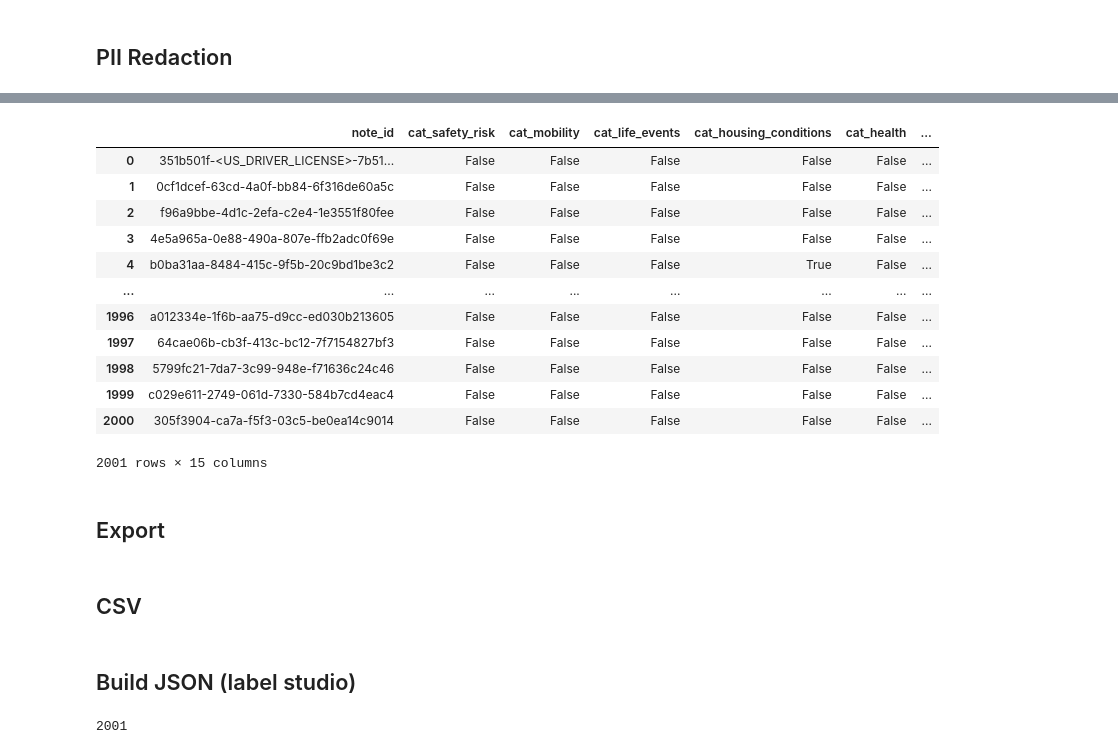
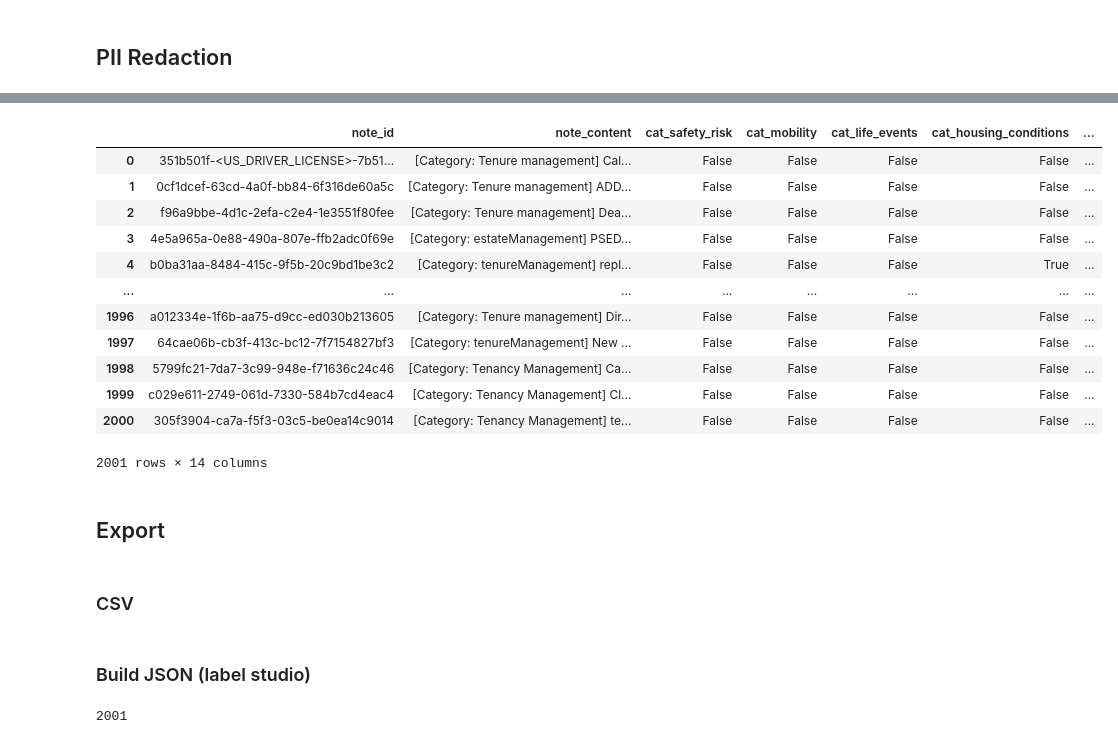
Before and after one commit to notatiyyah/CS3D6-Code, a Jupyter notebook: prep-traning-data.ipynb, the cells around one changed output, grey strips where cells are left out. Cells and saved outputs as stored; diff of their text form; code cells hidden in the pictures.

Commit message:
Add presidio PII redaction; pre-annotate entities, detect & replace acronyms

```diff
--- a/prep-traning-data.ipynb
+++ b/prep-traning-data.ipynb
@@ -304,11 +359,16 @@ df_dict = unredacted_df.to_dict(orient="list")
 # %%
+# Set up engines
+fake = Faker('en-GB')
 analyzer = AnalyzerEngine()
 batch_analyzer = BatchAnalyzerEngine(analyzer_engine=analyzer)
 batch_anonymizer = BatchAnonymizerEngine()
+
+# Replace names with fake names
+def fake_name(x):
+    return fake.name()
+operators = {
+    "PERSON": OperatorConfig("custom", {"lambda": fake_name})
+}
 # %%
-keys_to_skip = ["note_id","note_category","cat_safety_risk","cat_mobility","cat_life_events","cat_housing_conditions","cat_health","cat_financial","cat_disability","cat_communication","cat_care","cat_addiction","cat_adaptation"]
-# Skip all keys except 'note_content'. note_content is the only one with sensitive information.
-
-analyzer_results = batch_analyzer.analyze_dict(df_dict, language="en")
-analyzer_results = list(analyzer_results)
-analyzer_results
+# content column to dict (presidio expects dictionary)
+text_dict = {"note_content": final_sample['note_content'].tolist()}
@@ -330,23 +375,35 @@ analyzer_results
+# %%
+# Analyze (Find Entities)
+analyzer_results = batch_analyzer.analyze_dict(text_dict, language="en")
+# %%
+# Anonymise (replace names with fake, other PII with tags)
+anonymizer_results = batch_anonymizer.anonymize_dict(
+    analyzer_results,
+    operators=operators
+)
 # %%
-anonymizer_results = batch_anonymizer.anonymize_dict(analyzer_results)
-output_df = pd.DataFrame(anonymizer_results)
-output_df
+# Combine back into df with the original columns
+
+scrubbed_text_series = pd.Series(anonymizer_results['note_content'], name='note_content')
+scrubbed_df = final_sample.drop(columns=['note_content']).join(scrubbed_text_series)
+
+scrubbed_df
 # %% [output]
-|  | note_id | cat_safety_risk | cat_mobility | cat_life_events | cat_housing_conditions | cat_health | ... |
-| 0 | 351b501f-<US_DRIVER_LICENSE>-7b51... | False | False | False | False | False | ... |
-| 1 | 0cf1dcef-63cd-4a0f-bb84-6f316de60a5c | False | False | False | False | False | ... |
-| 2 | f96a9bbe-4d1c-2efa-c2e4-1e3551f80fee | False | False | False | False | False | ... |
-| 3 | 4e5a965a-0e88-490a-807e-ffb2adc0f69e | False | False | False | False | False | ... |
-| 4 | b0ba31aa-8484-415c-9f5b-20c9bd1be3c2 | False | False | False | True | False | ... |
+|  | note_id | note_content | cat_safety_risk | cat_mobility | cat_life_events | cat_housing_conditions | ... |
+| 0 | 351b501f-<US_DRIVER_LICENSE>-7b51... | [Category: Tenure management] Cal... | False | False | False | False | ... |
+| 1 | 0cf1dcef-63cd-4a0f-bb84-6f316de60a5c | [Category: Tenure management] ADD... | False | False | False | False | ... |
+| 2 | f96a9bbe-4d1c-2efa-c2e4-1e3551f80fee | [Category: Tenure management] Dea... | False | False | False | False | ... |
+| 3 | 4e5a965a-0e88-490a-807e-ffb2adc0f69e | [Category: estateManagement] PSED... | False | False | False | False | ... |
+| 4 | b0ba31aa-8484-415c-9f5b-20c9bd1be3c2 | [Category: tenureManagement] repl... | False | False | False | True | ... |
 | ... | ... | ... | ... | ... | ... | ... | ... |
-| 1996 | a012334e-1f6b-aa75-d9cc-ed030b213605 | False | False | False | False | False | ... |
-| 1997 | 64cae06b-cb3f-413c-bc12-7f7154827bf3 | False | False | False | False | False | ... |
-| 1998 | 5799fc21-7da7-3c99-948e-f71636c24c46 | False | False | False | False | False | ... |
-| 1999 | c029e611-2749-061d-7330-584b7cd4eac4 | False | False | False | False | False | ... |
-| 2000 | 305f3904-ca7a-f5f3-03c5-be0ea14c9014 | False | False | False | False | False | ... |
+| 1996 | a012334e-1f6b-aa75-d9cc-ed030b213605 | [Category: Tenure management] Dir... | False | False | False | False | ... |
+| 1997 | 64cae06b-cb3f-413c-bc12-7f7154827bf3 | [Category: tenureManagement] New ... | False | False | False | False | ... |
+| 1998 | 5799fc21-7da7-3c99-948e-f71636c24c46 | [Category: Tenancy Management] Ca... | False | False | False | False | ... |
+| 1999 | c029e611-2749-061d-7330-584b7cd4eac4 | [Category: Tenancy Management] Cl... | False | False | False | False | ... |
+| 2000 | 305f3904-ca7a-f5f3-03c5-be0ea14c9014 | [Category: Tenancy Management] te... | False | False | False | False | ... |
-2001 rows × 15 columns
+2001 rows × 14 columns
 # %% [markdown]
 ## Export
 # %% [markdown]
-## CSV
+### CSV
 # %%
@@ -354,2 +411,2 @@ output_df.to_csv('data/output/balanced_sample.csv', index=False)
 # %% [markdown]
-## Build JSON (label studio)
+### Build JSON (label studio)
```
Also changed, not shown: parts of 24 cells of this notebook, 1 other file.
